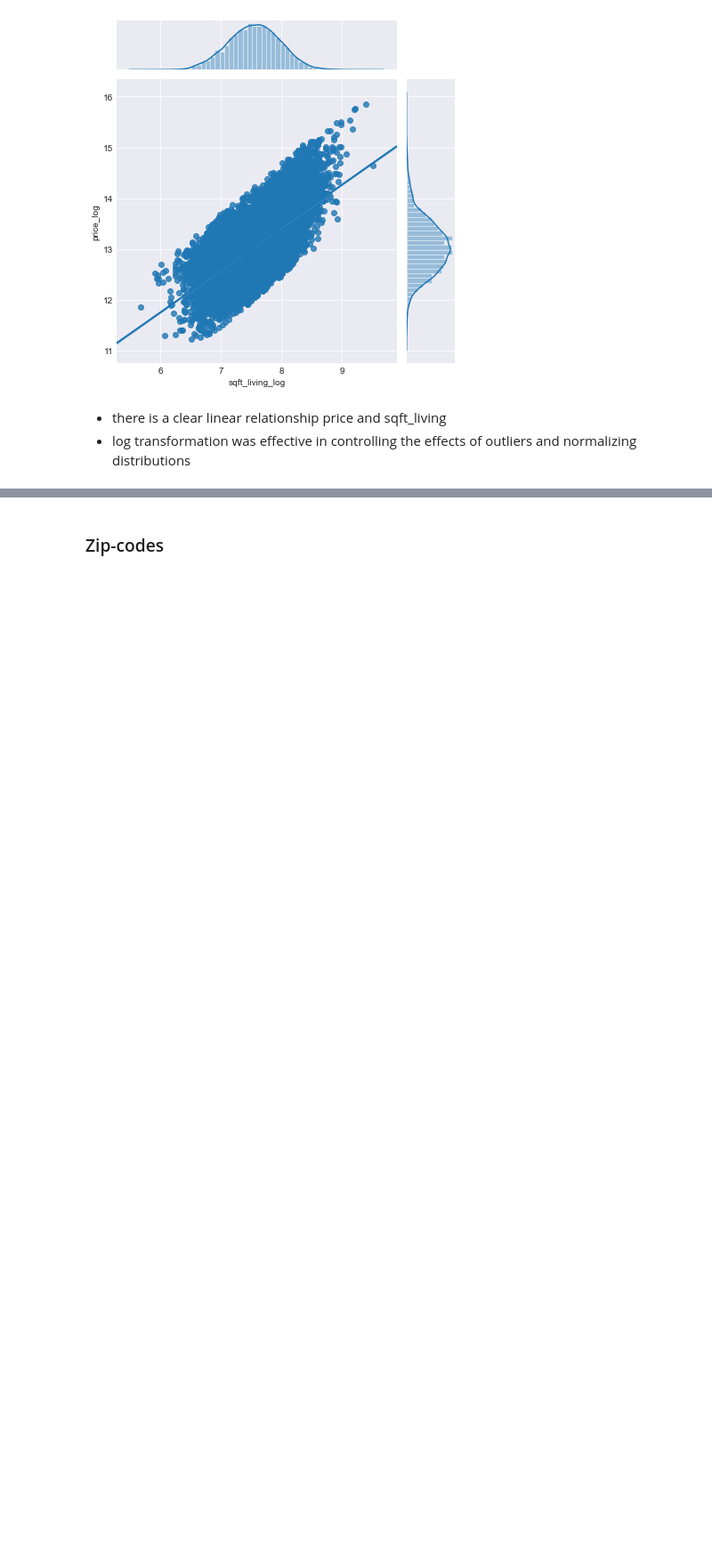
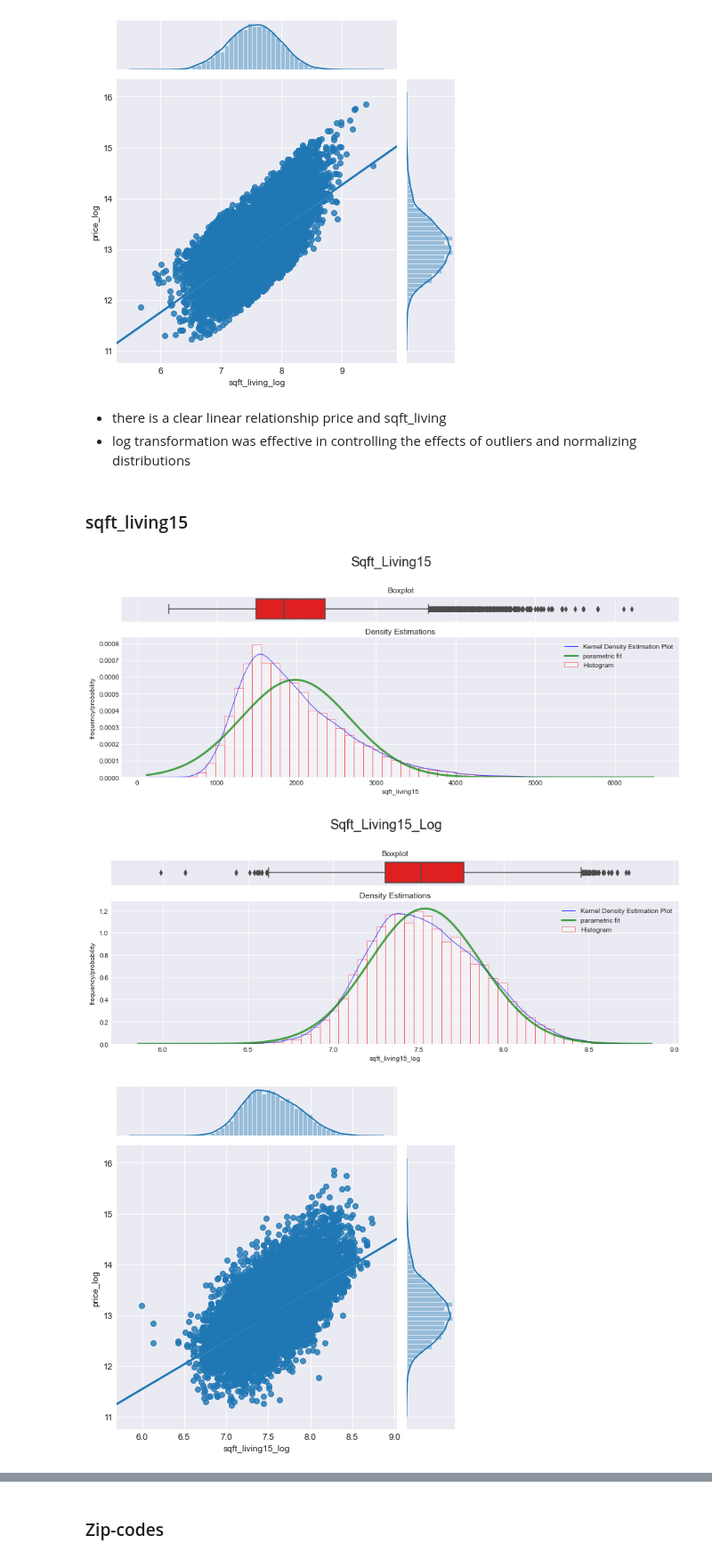
Before and after one commit to fecezar/Module-2-regression-project, a Jupyter notebook: regression_house_prices.ipynb, the cells around one changed output, grey strips where cells are left out. Shown: that part at 89% size. Cells and saved outputs as stored; diff of their text form; code cells hidden in the pictures; blank space fills up the shorter version.

```diff
--- a/regression_house_prices.ipynb
+++ b/regression_house_prices.ipynb
@@ -178,3 +178,20 @@ a = sns.jointplot(x='sqft_living_log', y='price_log', data=data, kind='reg')
 # %%
 for l in [to_normalize, X_cols]:
     l.append('sqft_living')
+# %% [markdown]
+### sqft_living15
+# %%
+# distributions as is
+check_distribution(cols=['sqft_living15'], df=df)
+
+# distributions of log tranformed variable
+data = df[['sqft_living15', 'price']].apply(np.log)
+data.columns = [col + '_log' for col in data.columns]
+check_distribution(cols=['sqft_living15_log'], df=data)
+
+# jointplot of log transformed dependent and independent variables
+a = sns.jointplot(x='sqft_living15_log', y='price_log', data=data, kind='reg')
+# %% [output]
+[figure, added]
+[figure, added]
+[figure, added]
```
Also changed, not shown: parts of 23 cells of this notebook.
